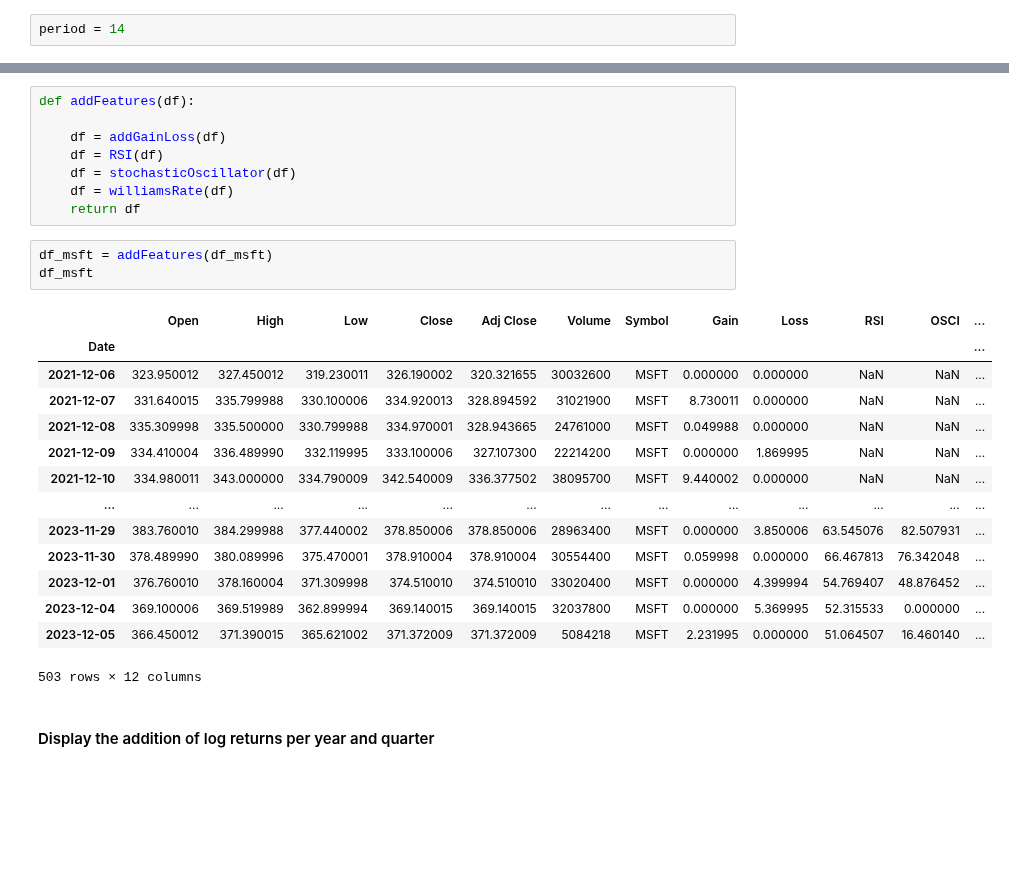
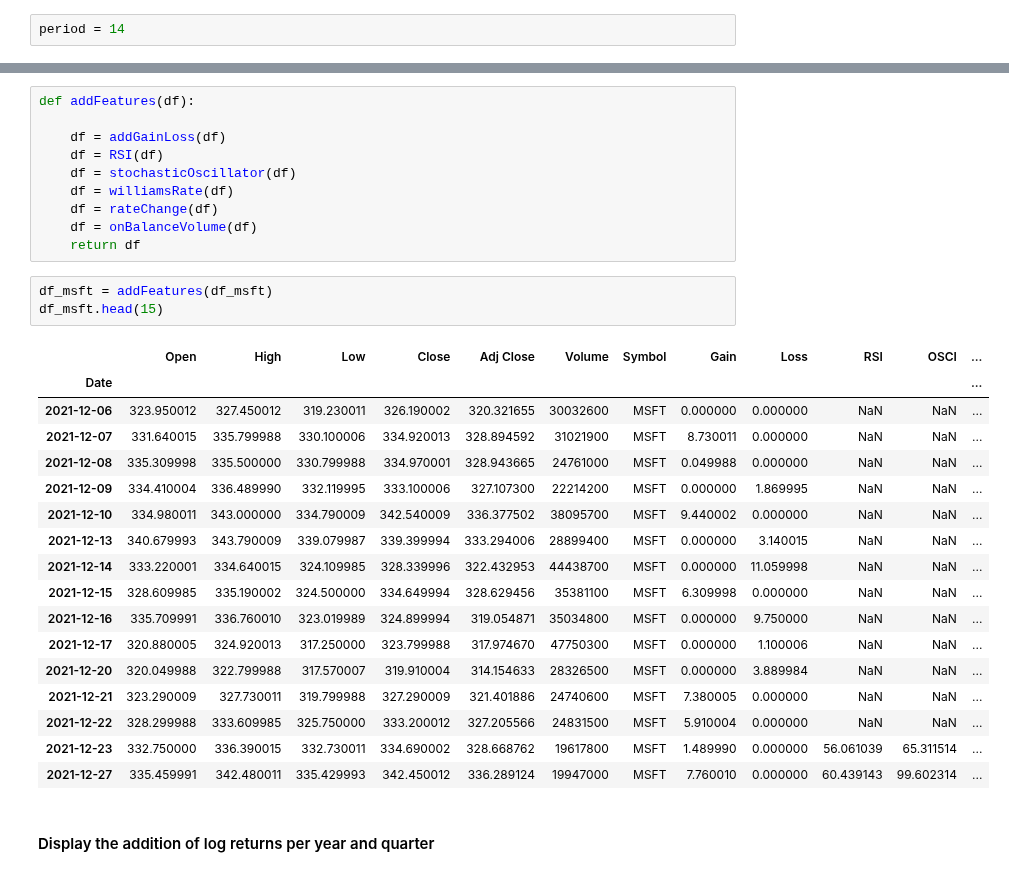
Before and after one commit to karla-mond/stockPred-Mex, a Jupyter notebook: xgboost/tsf_xgboost.ipynb, the cells around one changed output, grey strips where cells are left out. Drawn from its saved outputs; the diff is of its cells as text; blank space fills up the shorter version.

```diff
--- a/xgboost/tsf_xgboost.ipynb
+++ b/xgboost/tsf_xgboost.ipynb
@@ -187,25 +232,30 @@ def addFeatures(df):
     df = RSI(df)
     df = stochasticOscillator(df)
     df = williamsRate(df)
+    df = rateChange(df)
+    df = onBalanceVolume(df)
     return df
 # %%
 df_msft = addFeatures(df_msft)
-df_msft
+df_msft.head(15)
 # %% [output]
 |  | Open | High | Low | Close | Adj Close | Volume | Symbol | Gain | Loss | RSI | OSCI | ... |
 | Date |  |  |  |  |  |  |  |  |  |  |  | ... |
 | 2021-12-06 | 323.950012 | 327.450012 | 319.230011 | 326.190002 | 320.321655 | 30032600 | MSFT | 0.000000 | 0.000000 | NaN | NaN | ... |
 | 2021-12-07 | 331.640015 | 335.799988 | 330.100006 | 334.920013 | 328.894592 | 31021900 | MSFT | 8.730011 | 0.000000 | NaN | NaN | ... |
 | 2021-12-08 | 335.309998 | 335.500000 | 330.799988 | 334.970001 | 328.943665 | 24761000 | MSFT | 0.049988 | 0.000000 | NaN | NaN | ... |
 | 2021-12-09 | 334.410004 | 336.489990 | 332.119995 | 333.100006 | 327.107300 | 22214200 | MSFT | 0.000000 | 1.869995 | NaN | NaN | ... |
 | 2021-12-10 | 334.980011 | 343.000000 | 334.790009 | 342.540009 | 336.377502 | 38095700 | MSFT | 9.440002 | 0.000000 | NaN | NaN | ... |
-| ... | ... | ... | ... | ... | ... | ... | ... | ... | ... | ... | ... | ... |
-| 2023-11-29 | 383.760010 | 384.299988 | 377.440002 | 378.850006 | 378.850006 | 28963400 | MSFT | 0.000000 | 3.850006 | 63.545076 | 82.507931 | ... |
-| 2023-11-30 | 378.489990 | 380.089996 | 375.470001 | 378.910004 | 378.910004 | 30554400 | MSFT | 0.059998 | 0.000000 | 66.467813 | 76.342048 | ... |
-| 2023-12-01 | 376.760010 | 378.160004 | 371.309998 | 374.510010 | 374.510010 | 33020400 | MSFT | 0.000000 | 4.399994 | 54.769407 | 48.876452 | ... |
-| 2023-12-04 | 369.100006 | 369.519989 | 362.899994 | 369.140015 | 369.140015 | 32037800 | MSFT | 0.000000 | 5.369995 | 52.315533 | 0.000000 | ... |
-| 2023-12-05 | 366.450012 | 371.390015 | 365.621002 | 371.372009 | 371.372009 | 5084218 | MSFT | 2.231995 | 0.000000 | 51.064507 | 16.460140 | ... |
+| 2021-12-13 | 340.679993 | 343.790009 | 339.079987 | 339.399994 | 333.294006 | 28899400 | MSFT | 0.000000 | 3.140015 | NaN | NaN | ... |
+| 2021-12-14 | 333.220001 | 334.640015 | 324.109985 | 328.339996 | 322.432953 | 44438700 | MSFT | 0.000000 | 11.059998 | NaN | NaN | ... |
+| 2021-12-15 | 328.609985 | 335.190002 | 324.500000 | 334.649994 | 328.629456 | 35381100 | MSFT | 6.309998 | 0.000000 | NaN | NaN | ... |
+| 2021-12-16 | 335.709991 | 336.760010 | 323.019989 | 324.899994 | 319.054871 | 35034800 | MSFT | 0.000000 | 9.750000 | NaN | NaN | ... |
+| 2021-12-17 | 320.880005 | 324.920013 | 317.250000 | 323.799988 | 317.974670 | 47750300 | MSFT | 0.000000 | 1.100006 | NaN | NaN | ... |
+| 2021-12-20 | 320.049988 | 322.799988 | 317.570007 | 319.910004 | 314.154633 | 28326500 | MSFT | 0.000000 | 3.889984 | NaN | NaN | ... |
+| 2021-12-21 | 323.290009 | 327.730011 | 319.799988 | 327.290009 | 321.401886 | 24740600 | MSFT | 7.380005 | 0.000000 | NaN | NaN | ... |
+| 2021-12-22 | 328.299988 | 333.609985 | 325.750000 | 333.200012 | 327.205566 | 24831500 | MSFT | 5.910004 | 0.000000 | NaN | NaN | ... |
+| 2021-12-23 | 332.750000 | 336.390015 | 332.730011 | 334.690002 | 328.668762 | 19617800 | MSFT | 1.489990 | 0.000000 | 56.061039 | 65.311514 | ... |
+| 2021-12-27 | 335.459991 | 342.480011 | 335.429993 | 342.450012 | 336.289124 | 19947000 | MSFT | 7.760010 | 0.000000 | 60.439143 | 99.602314 | ... |
-503 rows × 12 columns
 # %% [markdown]
 #### Display the addition of log returns per year and quarter
 # %%
```
Also changed, not shown: parts of 1 cell of this notebook.
